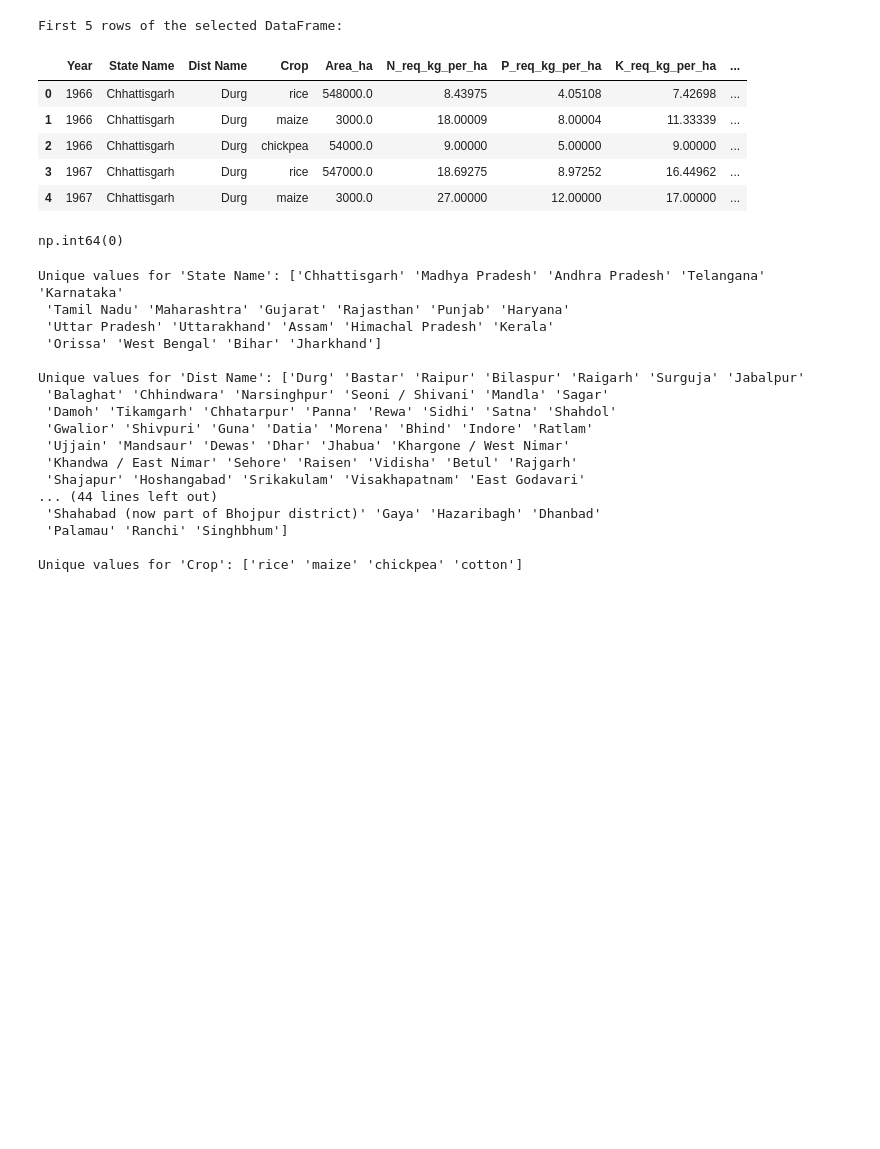
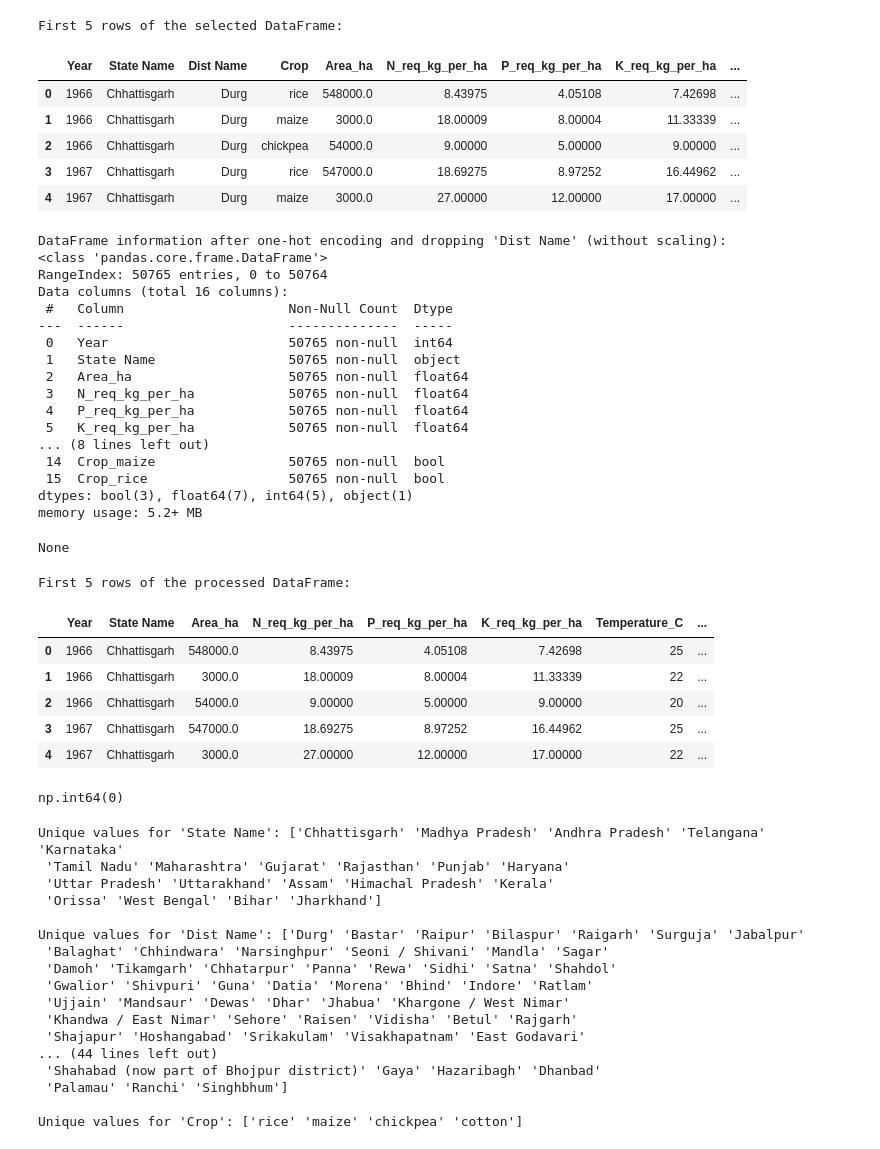
Before and after one commit to Akshara369/Crop-Yield-Prediction-using-Multimodal-Data-Fusion, a Jupyter notebook: datacleaning_sgp (1).ipynb, the cells around one changed output. Saved outputs shown, nothing was run; the diff lists cells and outputs as text; code cells hidden in the pictures; blank space fills up the shorter version.

```diff
--- a/datacleaning_sgp.ipynb
+++ b/datacleaning_sgp (1).ipynb
@@ -95,6 +95,45 @@ First 5 rows of the selected DataFrame:
 | 2 | 1966 | Chhattisgarh | Durg | chickpea | 54000.0 | 9.00000 | 5.00000 | 9.00000 | ... |
 | 3 | 1967 | Chhattisgarh | Durg | rice | 547000.0 | 18.69275 | 8.97252 | 16.44962 | ... |
 | 4 | 1967 | Chhattisgarh | Durg | maize | 3000.0 | 27.00000 | 12.00000 | 17.00000 | ... |
+# %%
+import pandas as pd
+
+# One-hot encode 'State Name' and 'Crop'
+df_processed = pd.get_dummies(df_selected, columns=['Crop'], drop_first=True)
+
+# Drop 'Dist Name'
+df_processed = df_processed.drop(columns=['Dist Name'])
+
+print("DataFrame information after one-hot encoding and dropping 'Dist Name' (without scaling):")
+display(df_processed.info())
+print("\nFirst 5 rows of the processed DataFrame:")
+display(df_processed.head())
+# %% [output]
+DataFrame information after one-hot encoding and dropping 'Dist Name' (without scaling):
+<class 'pandas.core.frame.DataFrame'>
+RangeIndex: 50765 entries, 0 to 50764
+Data columns (total 16 columns):
+ #   Column                     Non-Null Count  Dtype
+---  ------                     --------------  -----
+ 0   Year                       50765 non-null  int64
+ 1   State Name                 50765 non-null  object
+ 2   Area_ha                    50765 non-null  float64
+ 3   N_req_kg_per_ha            50765 non-null  float64
+ 4   P_req_kg_per_ha            50765 non-null  float64
+ 5   K_req_kg_per_ha            50765 non-null  float64
+... (8 lines left out)
+ 14  Crop_maize                 50765 non-null  bool
+ 15  Crop_rice                  50765 non-null  bool
+dtypes: bool(3), float64(7), int64(5), object(1)
+memory usage: 5.2+ MB
+None
+First 5 rows of the processed DataFrame:
+|  | Year | State Name | Area_ha | N_req_kg_per_ha | P_req_kg_per_ha | K_req_kg_per_ha | Temperature_C | ... |
+| 0 | 1966 | Chhattisgarh | 548000.0 | 8.43975 | 4.05108 | 7.42698 | 25 | ... |
+| 1 | 1966 | Chhattisgarh | 3000.0 | 18.00009 | 8.00004 | 11.33339 | 22 | ... |
+| 2 | 1966 | Chhattisgarh | 54000.0 | 9.00000 | 5.00000 | 9.00000 | 20 | ... |
+| 3 | 1967 | Chhattisgarh | 547000.0 | 18.69275 | 8.97252 | 16.44962 | 25 | ... |
+| 4 | 1967 | Chhattisgarh | 3000.0 | 27.00000 | 12.00000 | 17.00000 | 22 | ... |
 # %%
 df.duplicated().sum()
 # %% [output]
```
Also changed, not shown: parts of 2 cells of this notebook, 2 other files.
